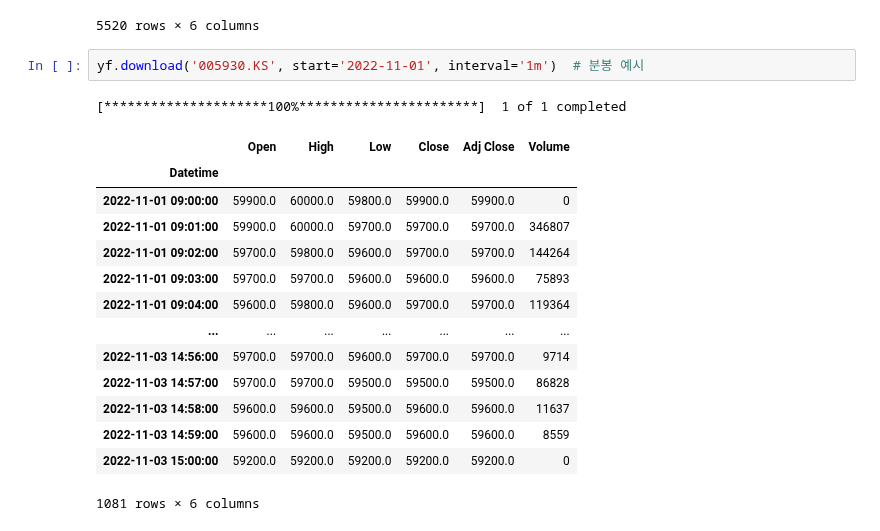
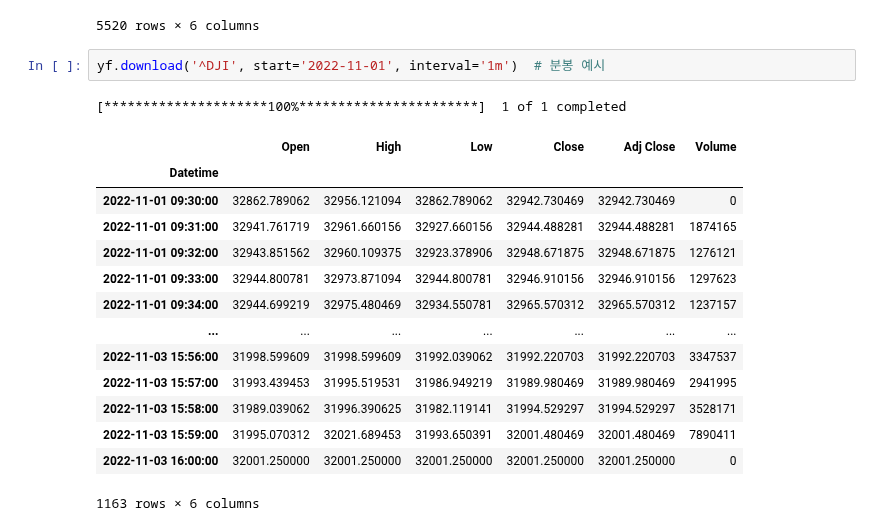
Before and after one commit to hwanghyeonjun98/trading, a Jupyter notebook: yfinance_test.ipynb, the cells around one changed output. Cells and saved outputs as stored; diff of their text form.

```diff
--- a/yfinance_test.ipynb
+++ b/yfinance_test.ipynb
@@ -28,20 +31,20 @@ yf.download('005930.KS', start='2000-10-26')  # 일봉 예시
 | 2022-11-03 | 58600.0 | 59800.0 | 58100.0 | 59200.0 | 59200.000000 | 17339759 |
 5520 rows × 6 columns
 # %%
-yf.download('005930.KS', start='2022-11-01', interval='1m')  # 분봉 예시
+yf.download('^DJI', start='2022-11-01', interval='1m')  # 분봉 예시
 # %% [output]
 [*********************100%***********************]  1 of 1 completed
 |  | Open | High | Low | Close | Adj Close | Volume |
 | Datetime |  |  |  |  |  |  |
-| 2022-11-01 09:00:00 | 59900.0 | 60000.0 | 59800.0 | 59900.0 | 59900.0 | 0 |
-| 2022-11-01 09:01:00 | 59900.0 | 60000.0 | 59700.0 | 59700.0 | 59700.0 | 346807 |
-| 2022-11-01 09:02:00 | 59700.0 | 59800.0 | 59600.0 | 59700.0 | 59700.0 | 144264 |
-| 2022-11-01 09:03:00 | 59700.0 | 59700.0 | 59600.0 | 59600.0 | 59600.0 | 75893 |
-| 2022-11-01 09:04:00 | 59600.0 | 59800.0 | 59600.0 | 59700.0 | 59700.0 | 119364 |
+| 2022-11-01 09:30:00 | 32862.789062 | 32956.121094 | 32862.789062 | 32942.730469 | 32942.730469 | 0 |
+| 2022-11-01 09:31:00 | 32941.761719 | 32961.660156 | 32927.660156 | 32944.488281 | 32944.488281 | 1874165 |
+| 2022-11-01 09:32:00 | 32943.851562 | 32960.109375 | 32923.378906 | 32948.671875 | 32948.671875 | 1276121 |
+| 2022-11-01 09:33:00 | 32944.800781 | 32973.871094 | 32944.800781 | 32946.910156 | 32946.910156 | 1297623 |
+| 2022-11-01 09:34:00 | 32944.699219 | 32975.480469 | 32934.550781 | 32965.570312 | 32965.570312 | 1237157 |
 | ... | ... | ... | ... | ... | ... | ... |
-| 2022-11-03 14:56:00 | 59700.0 | 59700.0 | 59600.0 | 59700.0 | 59700.0 | 9714 |
-| 2022-11-03 14:57:00 | 59700.0 | 59700.0 | 59500.0 | 59500.0 | 59500.0 | 86828 |
-| 2022-11-03 14:58:00 | 59600.0 | 59600.0 | 59500.0 | 59600.0 | 59600.0 | 11637 |
-| 2022-11-03 14:59:00 | 59600.0 | 59600.0 | 59500.0 | 59600.0 | 59600.0 | 8559 |
-| 2022-11-03 15:00:00 | 59200.0 | 59200.0 | 59200.0 | 59200.0 | 59200.0 | 0 |
+| 2022-11-03 15:56:00 | 31998.599609 | 31998.599609 | 31992.039062 | 31992.220703 | 31992.220703 | 3347537 |
+| 2022-11-03 15:57:00 | 31993.439453 | 31995.519531 | 31986.949219 | 31989.980469 | 31989.980469 | 2941995 |
+| 2022-11-03 15:58:00 | 31989.039062 | 31996.390625 | 31982.119141 | 31994.529297 | 31994.529297 | 3528171 |
+| 2022-11-03 15:59:00 | 31995.070312 | 32021.689453 | 31993.650391 | 32001.480469 | 32001.480469 | 7890411 |
+| 2022-11-03 16:00:00 | 32001.250000 | 32001.250000 | 32001.250000 | 32001.250000 | 32001.250000 | 0 |
-1081 rows × 6 columns
+1163 rows × 6 columns
```
Also changed, not shown: parts of 14 cells of this notebook, 15 other files.
